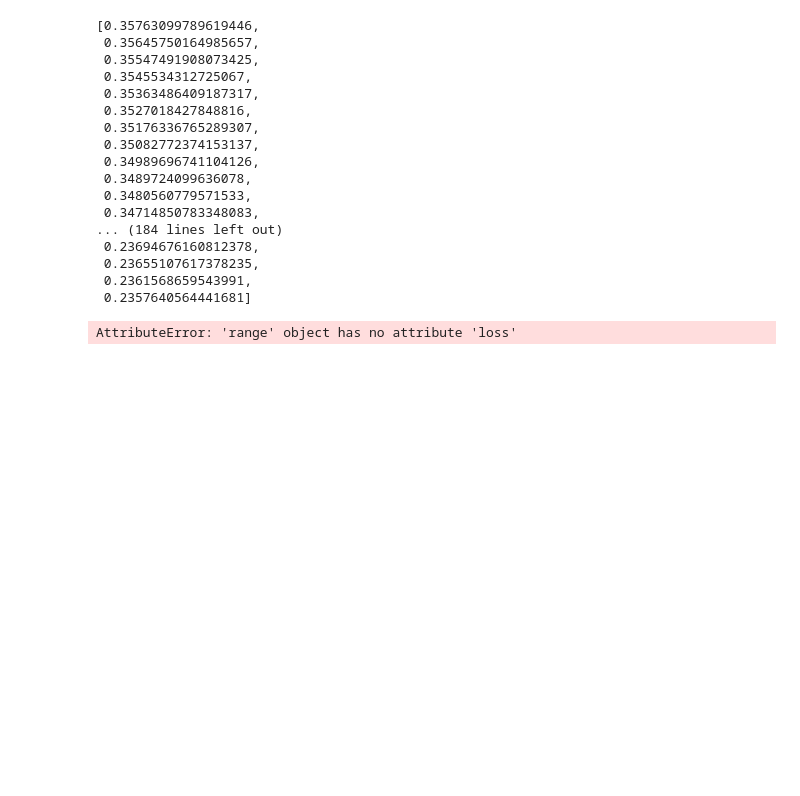
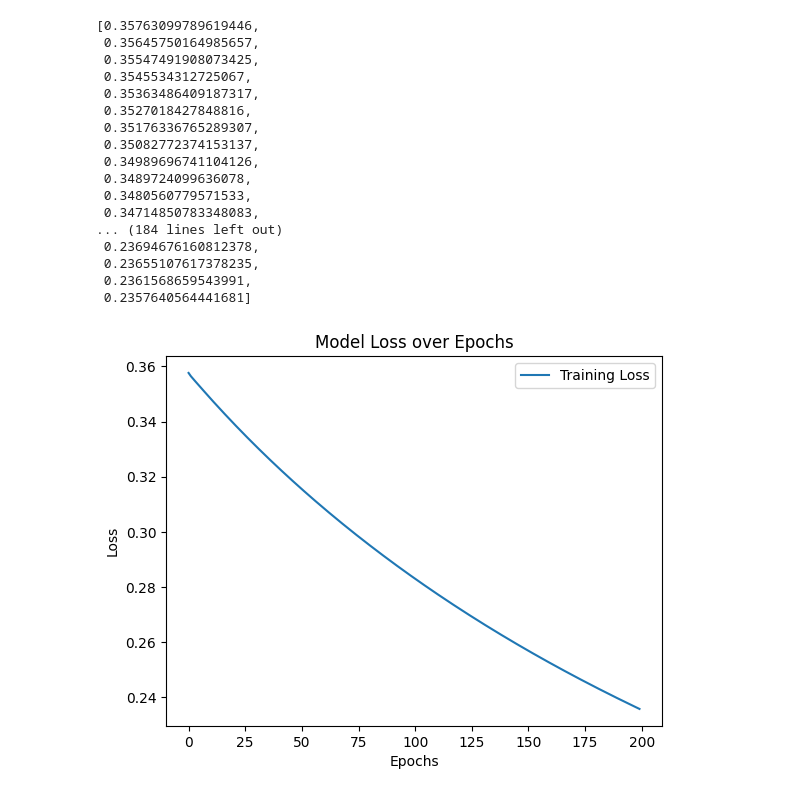
Before and after one commit to spbhasker07/deep_laring_assigment, a Jupyter notebook: intro.ipynb, the cells around one changed output. Drawn from its saved outputs; the diff is of its cells as text; code cells hidden in the pictures; blank space fills up the shorter version.

```diff
--- a/intro.ipynb
+++ b/intro.ipynb
@@ -87,7 +87,19 @@ model.history.history['loss']
  0.2361568659543991,
  0.2357640564441681]
 # %%
-plt.plot(range(1,11).loss)
+import matplotlib.pyplot as plt
+
+# Plot training loss
+plt.plot(model.history.history['loss'], label='Training Loss')
+
+# If you trained with validation_data, you can also plot validation loss
+if 'val_loss' in model.history.history:
+    plt.plot(model.history.history['val_loss'], label='Validation Loss')
+
+plt.xlabel('Epochs')
+plt.ylabel('Loss')
+plt.title('Model Loss over Epochs')
+plt.legend()
 plt.show()
 # %% [output]
-AttributeError: 'range' object has no attribute 'loss'
+[figure, added]
```
